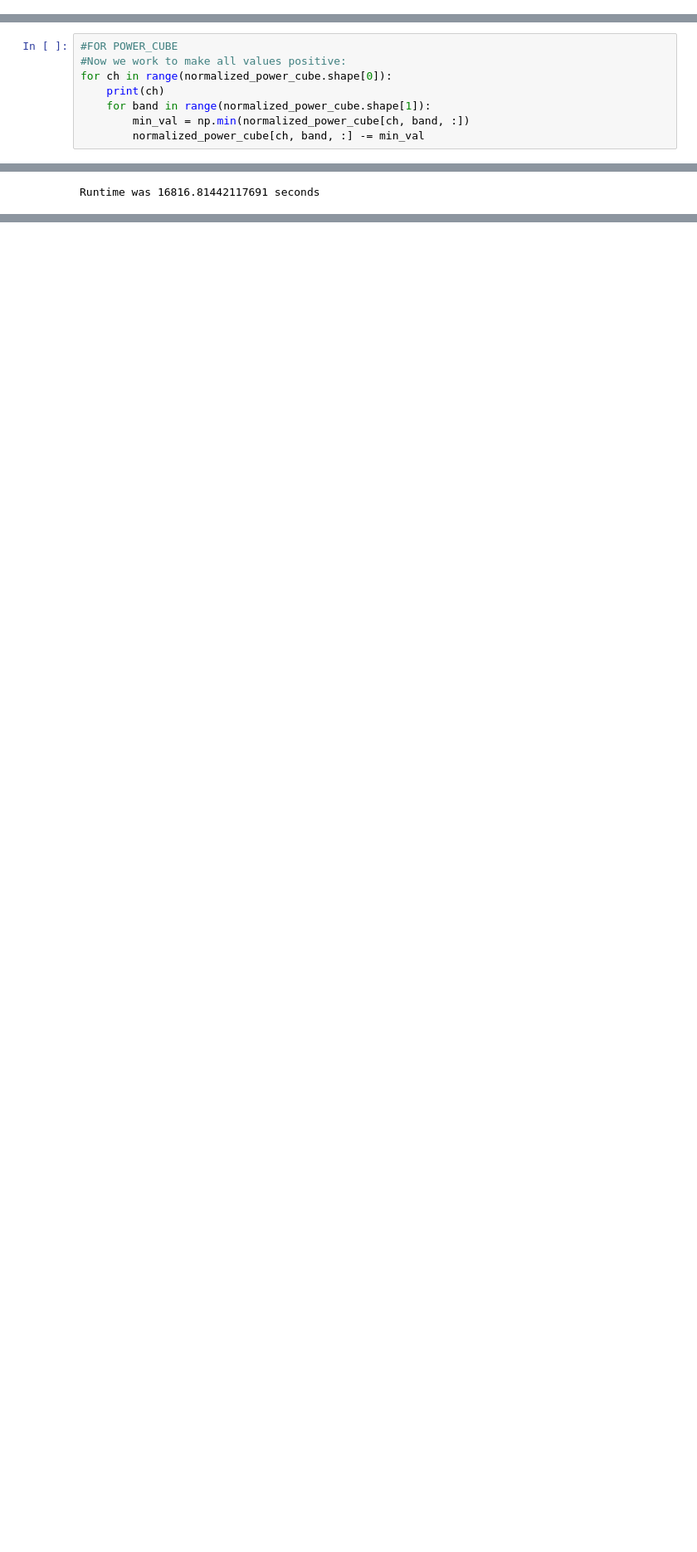
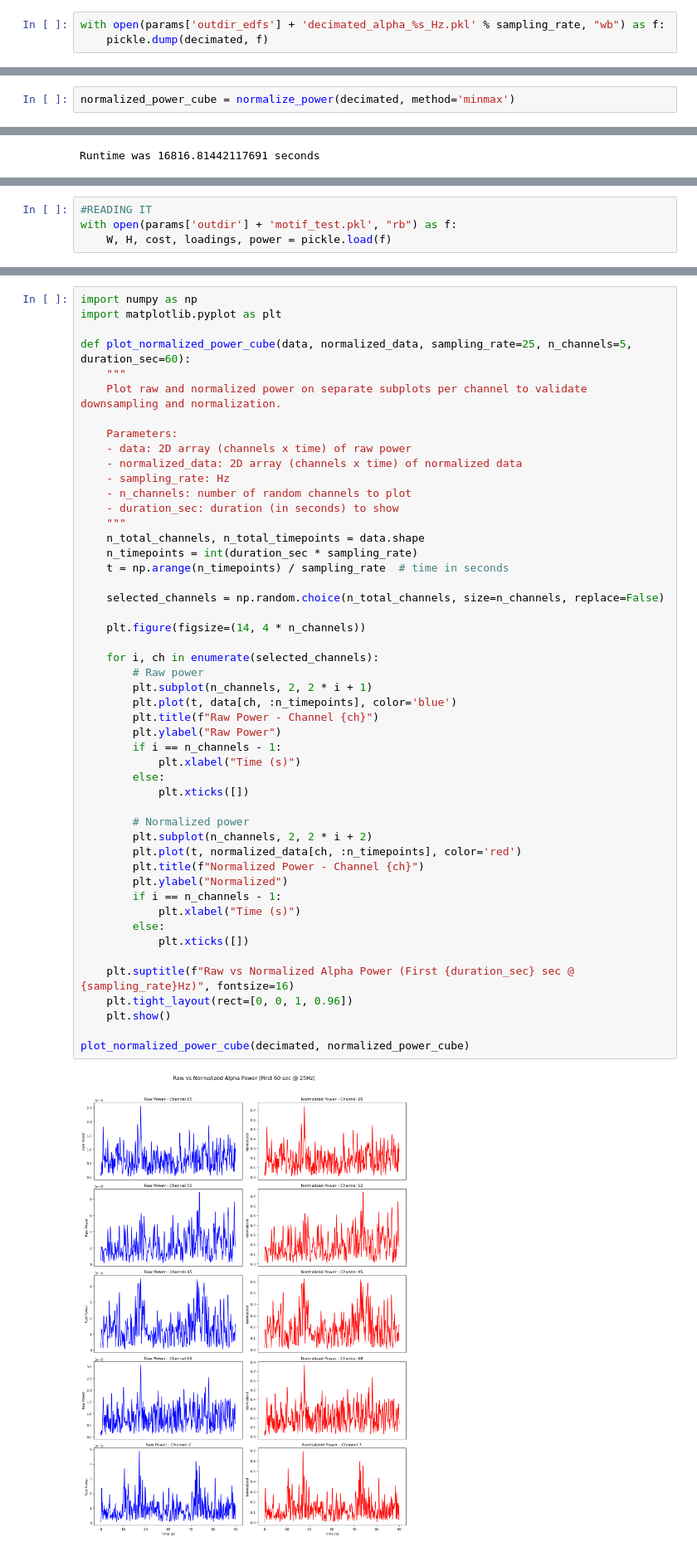
Before and after one commit to ksoldozy/sEEG_processing, a Jupyter notebook: motif_1.ipynb, the cells around one changed output, grey strips where cells are left out. Shown: that part at 83% size. Drawn from its saved outputs; the diff is of its cells as text; blank space fills up the shorter version.

Commit message:
Motif preprocessing automated for parameter optimization; also changed normalization strategy

```diff
--- a/motif_1.ipynb
+++ b/motif_1.ipynb
@@ -60,3 +62,6 @@ del power_cube
+# %%
+with open(params['outdir_edfs'] + 'decimated_alpha_%s_Hz.pkl' % sampling_rate, "wb") as f:
+    pickle.dump(decimated, f)
 # %%
 
 ### Let's do a sliding z-score on this data for each channel so that we can compare fairly across them. No high power channels will dominate motifs!
@@ -132,4 +152,6 @@ Current Channel is 90
 Current Channel is 100
 Current Channel is 110
 '\n#For power cube:\nnormalized_power_cube = np.zeros_like(power_cube)\nbin_width = 1000  # Must be odd to center the window (if not, close enough is fine) \n\nfor ch in range(power_cube.shape[0]): #p ...
+# %%
+normalized_power_cube = normalize_power(decimated, method='minmax')
 # %%
@@ -152,11 +174,3 @@ for ch in range(normalized_power_cube.shape[0]):
 90
 100
 110
-# %%
-#FOR POWER_CUBE
-#Now we work to make all values positive:
-for ch in range(normalized_power_cube.shape[0]):
-    print(ch)
-    for band in range(normalized_power_cube.shape[1]):
-        min_val = np.min(normalized_power_cube[ch, band, :])
-        normalized_power_cube[ch, band, :] -= min_val
@@ -211,5 +194,9 @@ Runtime was 16816.81442117691 seconds
 with open("C:\\Users\\Kamron\\Documents\\PhD\\sEEG_processing\\DATA\\motif_test.pkl", "wb") as f:
     pickle.dump([W, H, cost, loadings, power], f)
+# %%
+#READING IT
+with open(params['outdir'] + 'motif_test.pkl', "rb") as f:
+    W, H, cost, loadings, power = pickle.load(f)
 # %%
 #Our next step will be to reconstruct the data,
 #Then depict how much variance each motif captures and in total all the motifs
@@ -219,0 +395,51 @@ Fraction of Variance Explained (FVE): 0.17345436877542686
+# %%
+import numpy as np
+import matplotlib.pyplot as plt
+
+def plot_normalized_power_cube(data, normalized_data, sampling_rate=25, n_channels=5, duration_sec=60):
+    """
+    Plot raw and normalized power on separate subplots per channel to validate downsampling and normalization.
+
+    Parameters:
+    - data: 2D array (channels x time) of raw power
+    - normalized_data: 2D array (channels x time) of normalized data
+    - sampling_rate: Hz
+    - n_channels: number of random channels to plot
+    - duration_sec: duration (in seconds) to show
+    """
+    n_total_channels, n_total_timepoints = data.shape
+    n_timepoints = int(duration_sec * sampling_rate)
+    t = np.arange(n_timepoints) / sampling_rate  # time in seconds
+
+    selected_channels = np.random.choice(n_total_channels, size=n_channels, replace=False)
+
+    plt.figure(figsize=(14, 4 * n_channels))
+
+    for i, ch in enumerate(selected_channels):
+        # Raw power
+        plt.subplot(n_channels, 2, 2 * i + 1)
+        plt.plot(t, data[ch, :n_timepoints], color='blue')
+        plt.title(f"Raw Power - Channel {ch}")
+        plt.ylabel("Raw Power")
+        if i == n_channels - 1:
+            plt.xlabel("Time (s)")
+        else:
+            plt.xticks([])
+
+        # Normalized power
+        plt.subplot(n_channels, 2, 2 * i + 2)
+        plt.plot(t, normalized_data[ch, :n_timepoints], color='red')
+        plt.title(f"Normalized Power - Channel {ch}")
+        plt.ylabel("Normalized")
+        if i == n_channels - 1:
+            plt.xlabel("Time (s)")
+        else:
+            plt.xticks([])
+
+    plt.suptitle(f"Raw vs Normalized Alpha Power (First {duration_sec} sec @ {sampling_rate}Hz)", fontsize=16)
+    plt.tight_layout(rect=[0, 0, 1, 0.96])
+    plt.show()
+
+plot_normalized_power_cube(decimated, normalized_power_cube)
+# %% [output]
+[figure, added]
```
Also changed, not shown: parts of 20 cells of this notebook, 3 other files.
